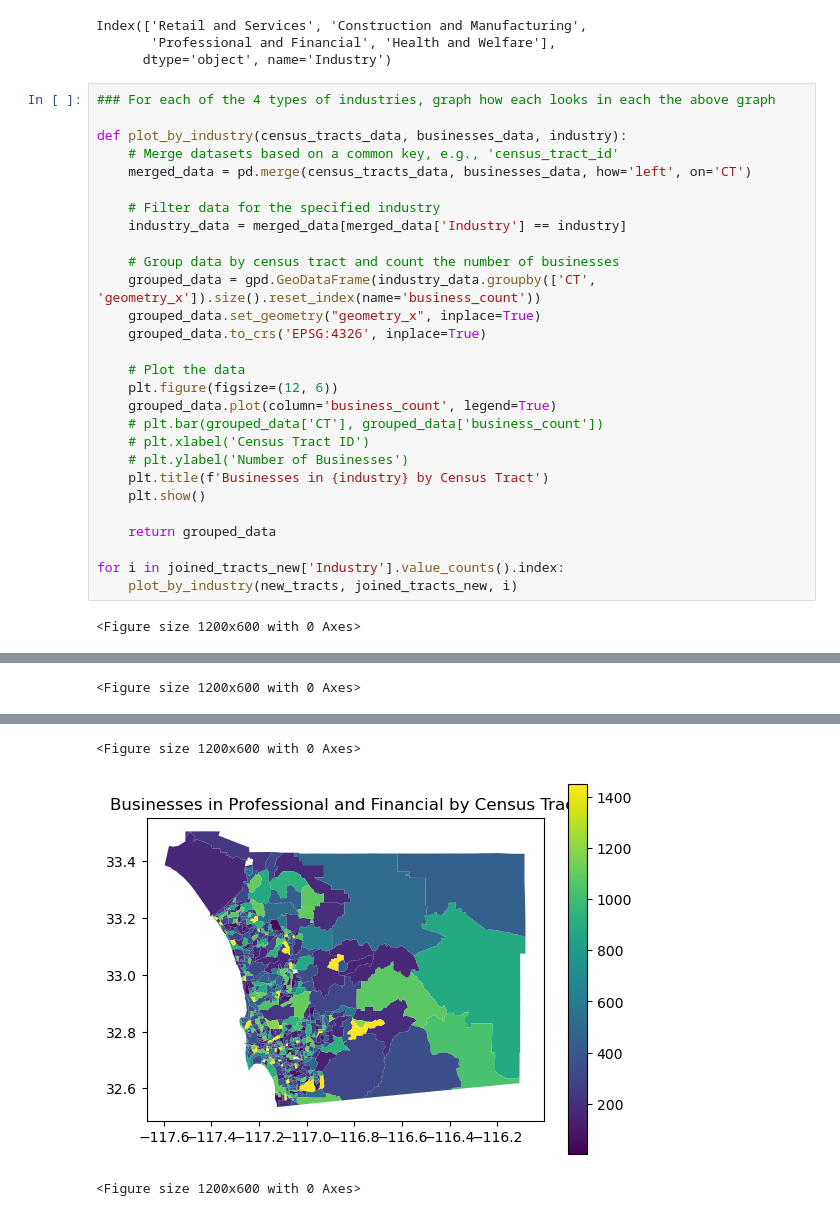
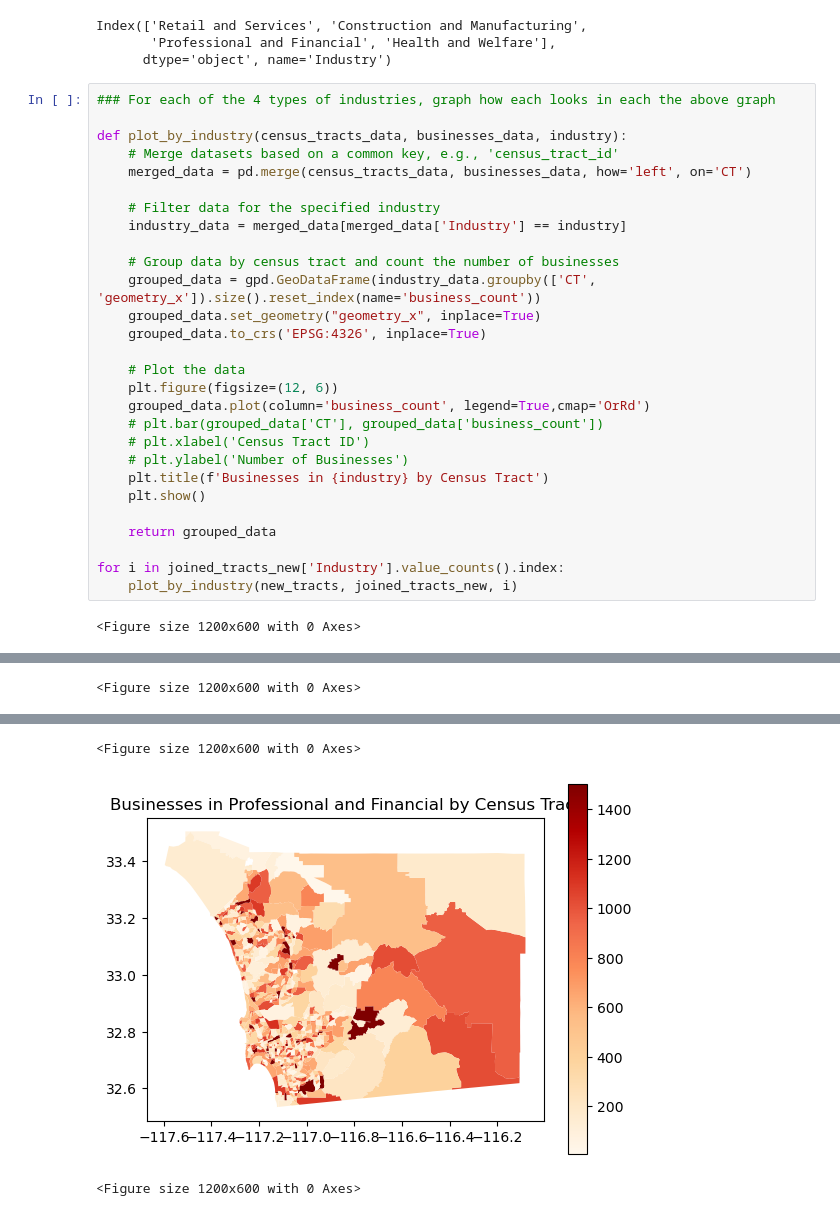
Before and after one commit to michaelmss/DSC180A-Activity-Centers, a Jupyter notebook: Notebooks/eda_kn.ipynb, the cells around one changed output, grey strips where cells are left out. Saved outputs shown, nothing was run; the diff lists cells and outputs as text.

```diff
--- a/Notebooks/eda_kn.ipynb
+++ b/Notebooks/eda_kn.ipynb
@@ -312,7 +312,7 @@ def plot_by_industry(census_tracts_data, businesses_data, industry):
 
     # Plot the data
     plt.figure(figsize=(12, 6))
-    grouped_data.plot(column='business_count', legend=True)
+    grouped_data.plot(column='business_count', legend=True,cmap='OrRd')
     # plt.bar(grouped_data['CT'], grouped_data['business_count'])
     # plt.xlabel('Census Tract ID')
     # plt.ylabel('Number of Businesses')
@@ -331,3 +331,3 @@ for i in joined_tracts_new['Industry'].value_counts().index:
 <Figure size 1200x600 with 0 Axes>
-[figure, old version]
+[figure, new version]
 <Figure size 1200x600 with 0 Axes>
```
Also changed, not shown: parts of 7 cells of this notebook.
